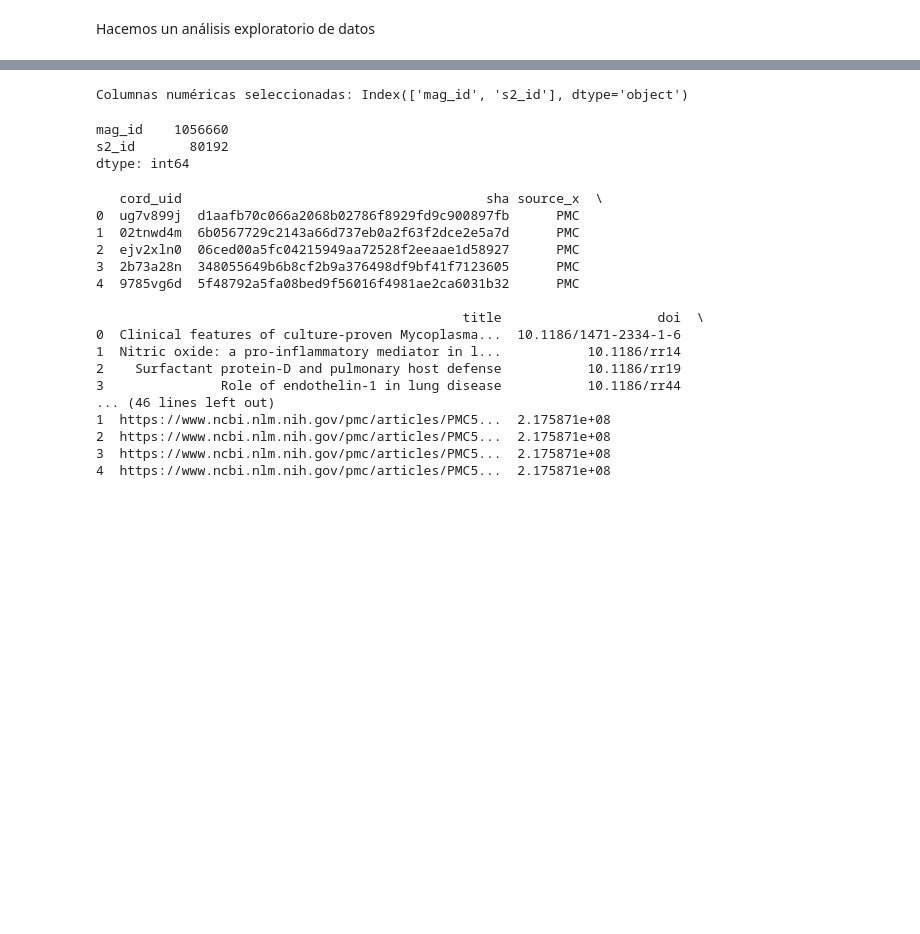
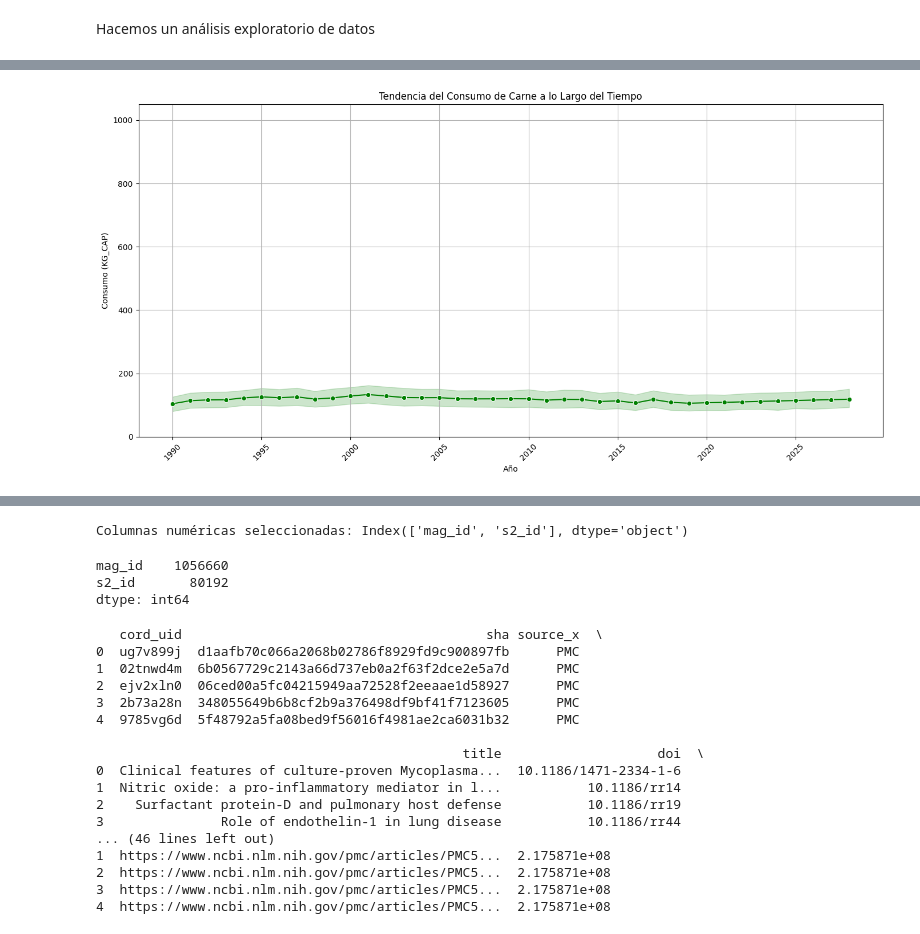
Before and after one commit to danielbolanosuax/GolesUEFA2022, a Jupyter notebook: otrodt.ipynb, the cells around one changed output, grey strips where cells are left out. Saved outputs shown, nothing was run; the diff lists cells and outputs as text; code cells hidden in the pictures; blank space fills up the shorter version.

```diff
--- a/otrodt.ipynb
+++ b/otrodt.ipynb
@@ -167,0 +137,37 @@ TypeError: '<' not supported between instances of 'str' and 'float'
+# %%
+import pandas as pd
+import matplotlib.pyplot as plt
+import seaborn as sns
+
+
+# Convertir la columna 'time' a datetime y extraer el año
+df['time'] = pd.to_datetime(df['time'], errors='coerce')
+df['year'] = df['time'].dt.year
+
+# Convertir 'value' a tipo numérico, manejar errores de conversión
+df['value'] = pd.to_numeric(df['value'], errors='coerce')
+
+# Eliminar cualquier fila que contenga NaN en 'year' o 'value' después de las conversiones
+df.dropna(subset=['year', 'value'], inplace=True)
+
+# Ordenar los datos por año
+df.sort_values('year', inplace=True)
+
+# Gráfico de líneas mostrando la tendencia del consumo a lo largo del tiempo
+plt.figure(figsize=(14, 7))
+sns.lineplot(data=df, x='year', y='value', marker='o', color='green')
+plt.title('Tendencia del Consumo de Carne a lo Largo del Tiempo')
+plt.xlabel('Año')
+plt.ylabel('Consumo (KG_CAP)')
+
+# Ajustar las etiquetas del eje X
+plt.xticks(rotation=45)  # Rotar las etiquetas
+
+# Ajustar los límites del eje Y para dar un poco de espacio en cada extremo
+plt.ylim(df['value'].min() * 0.95, df['value'].max() * 1.05)
+
+plt.grid(True)  # Añadir una cuadrícula para mejor legibilidad
+plt.tight_layout()  # Ajustar automáticamente los parámetros de la subtrama
+plt.show()
+# %% [output]
+[figure, added]
```
Also changed, not shown: parts of 17 cells of this notebook.
